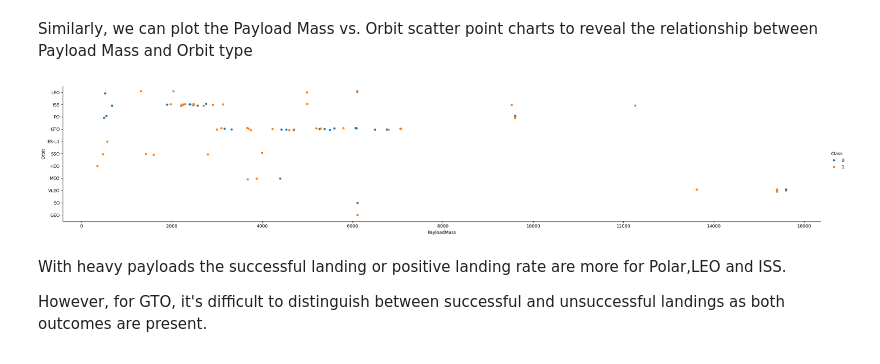
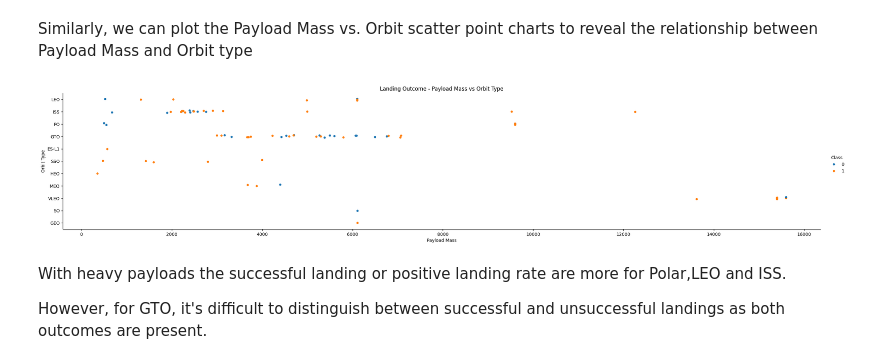
Before and after one commit to nunoist1000/IBM-Data-Science-Capstone, a Jupyter notebook: 05. edadataviz.ipynb, the cells around one changed output. Cells and saved outputs as stored; diff of their text form; code cells hidden in the pictures.

```diff
--- a/05. edadataviz.ipynb
+++ b/05. edadataviz.ipynb
@@ -149,9 +164,12 @@ Similarly, we can plot the Payload Mass vs. Orbit scatter point charts to reveal
 # %%
 # Plot a scatter point chart with x axis to be Payload Mass and y axis to be the Orbit, and hue to be the class value
 sns.catplot(x="PayloadMass",y="Orbit",  hue="Class", data=df, aspect = 5)
+plt.xlabel("Payload Mass",fontsize=10)
+plt.ylabel("Orbit Type",fontsize=10)
+plt.title("Landing Outcome - Payload Mass vs Orbit Type")
 plt.show()
 # %% [output]
-[figure, old version]
+[figure, new version]
 # %% [markdown]
 With heavy payloads the successful landing or positive landing rate are more for Polar,LEO and ISS.
 
```
Also changed, not shown: parts of 5 cells of this notebook.
